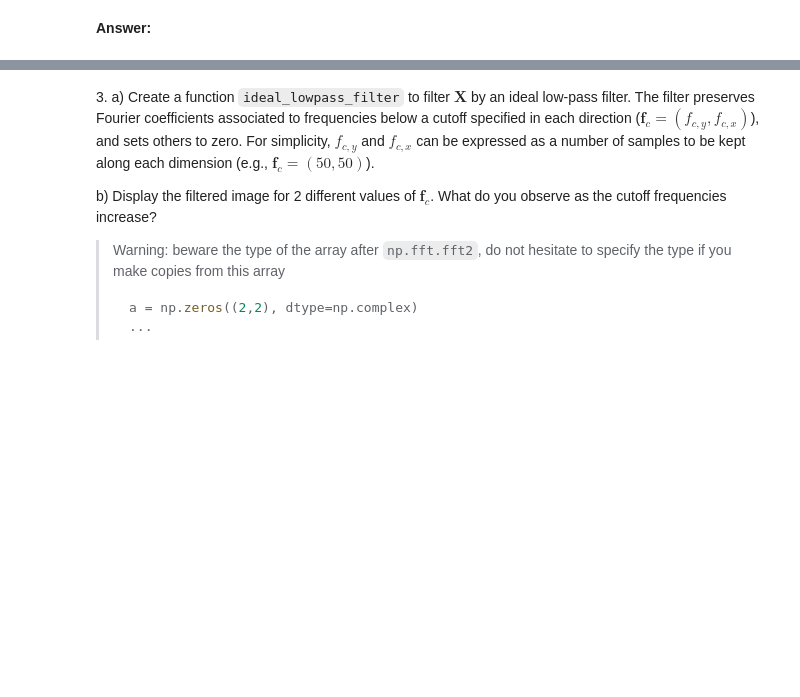
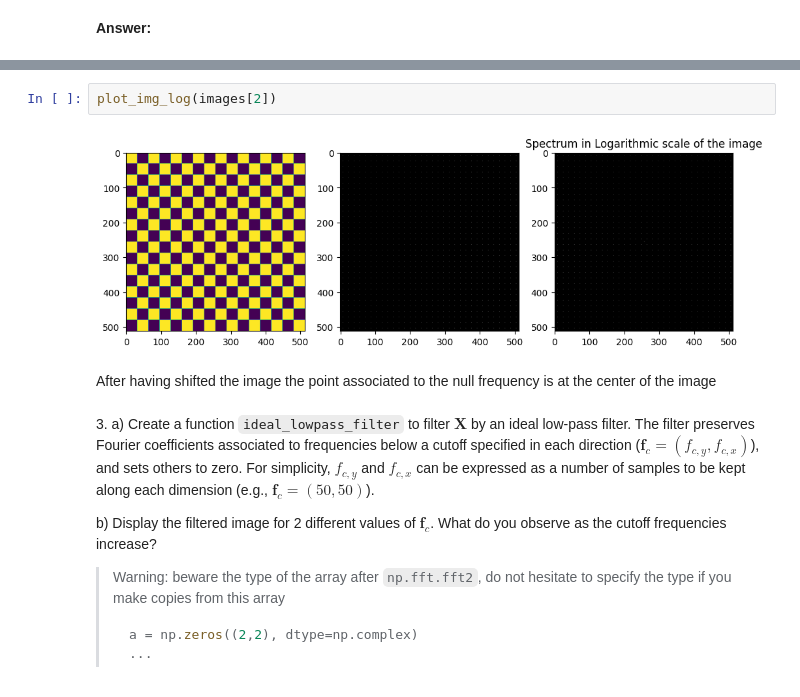
Before and after one commit to Cbonvieuxziz/python_sdia, a Jupyter notebook: Labs/Lab3/lab3.ipynb, the cells around one changed output, grey strips where cells are left out. Cells and saved outputs as stored; diff of their text form; blank space fills up the shorter version.

```diff
--- a/Labs/Lab3/lab3.ipynb
+++ b/Labs/Lab3/lab3.ipynb
@@ -337,3 +347,9 @@ plot_img_log(images[0])
+# %%
+plot_img_log(images[2])
+# %% [output]
+[figure, added]
+# %% [markdown]
+After having shifted the image the point associated to the null frequency is at the center of the image
 # %% [markdown]
 3\.
     a) Create a function `ideal_lowpass_filter` to filter $\mathbf{X}$ by an ideal low-pass filter. The filter preserves Fourier coefficients associated to frequencies below a cutoff specified in each direction ($\mathbf{f}_c = (f_{c,y}, f_{c,x})$), and sets others to zero. For simplicity, $f_{c,y}$ and $f_{c,x}$ can be expressed as a number of samples to be kept along each dimension (e.g., $\mathbf{f}_c = (50,50)$).
```
Also changed, not shown: parts of 7 cells of this notebook.
